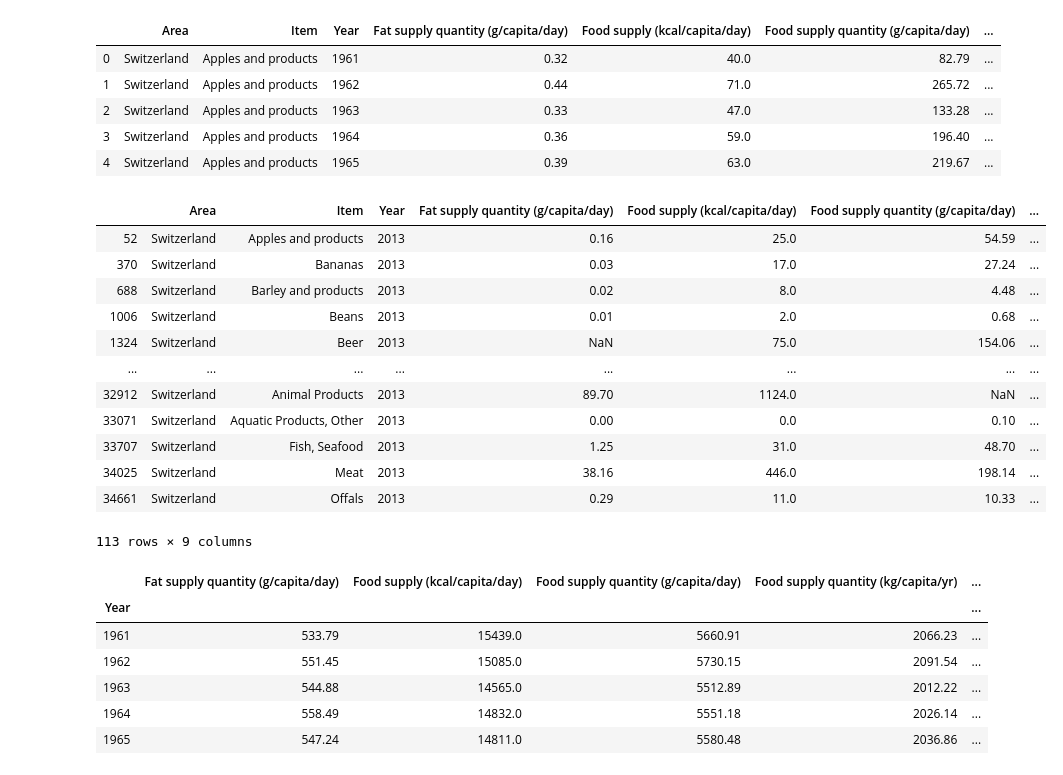
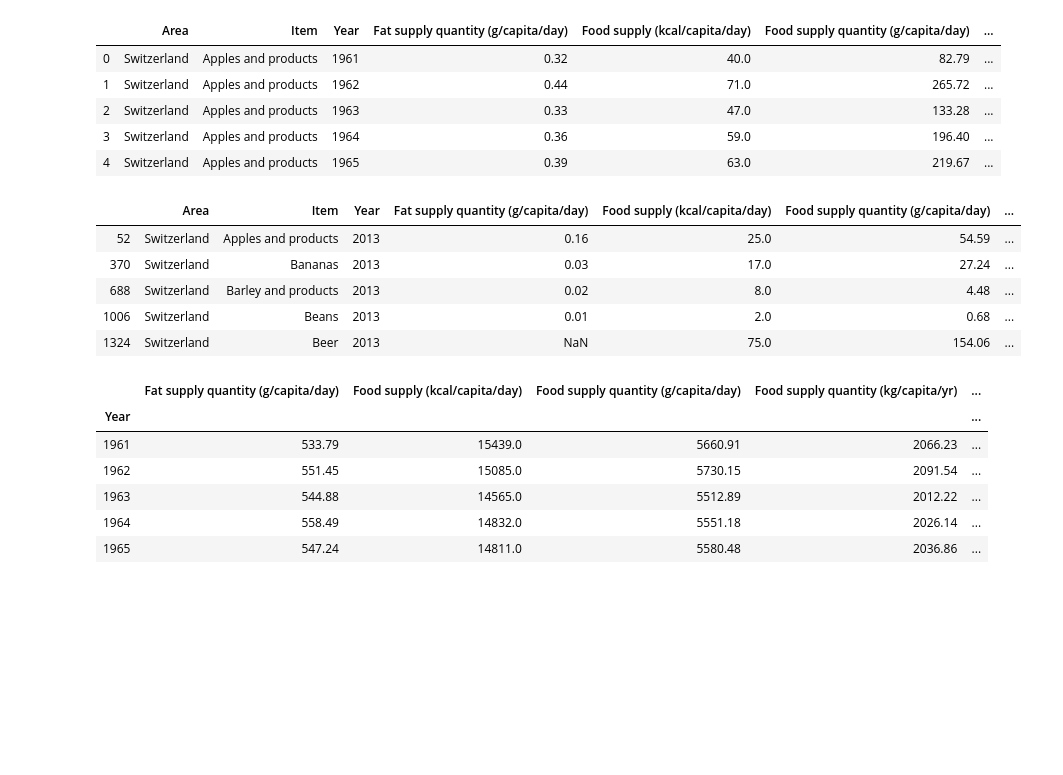
Before and after one commit to jlabhard/ADA_Project, a Jupyter notebook: Project_notebook.ipynb, the cells around one changed output. Drawn from its saved outputs; the diff is of its cells as text; code cells hidden in the pictures; blank space fills up the shorter version.

```diff
--- a/Project_notebook.ipynb
+++ b/Project_notebook.ipynb
@@ -87,16 +87,19 @@ The number of distinct element in "category" for crops :  5
 With the investigation on the web we have done, we can definitely say that these data are not sufficient to answer to our question. Hence, we need the raw data.
 # %%
 # Get input path for raw data
-CROPS_COMMODITY_PATH = 'data/global-food-agriculture-statistics/current_FAO/raw_files/CommodityBalances_Crops_E_All_Data_(Normalized).csv'
-LIVESTOCK_COMMODITY_PATH = 'data/global-food-agriculture-statistics/current_FAO/raw_files/CommodityBalances_LivestockFish_E_All_Data_(Normalized).csv'
+CROPS_COMMODITY_PATH = 'data/FAOSTAT/CommodityBalances_Crops_E_All_Data_(Normalized).zip'
+LIVESTOCK_COMMODITY_PATH = 'data/FAOSTAT/CommodityBalances_LivestockFish_E_All_Data_(Normalized).zip'
 
-CROPS_FOOD_SUPPLY_PATH = 'data/global-food-agriculture-statistics/current_FAO/raw_files/FoodSupply_Crops_E_All_Data_(Normalized).csv'
-LIVESTOCK_FOOD_SUPPLY_PATH = 'data/global-food-agriculture-statistics/current_FAO/raw_files/FoodSupply_LivestockFish_E_All_Data_(Normalized).csv'
+CROPS_FOOD_SUPPLY_PATH = 'data/FAOSTAT/FoodSupply_Crops_E_All_Data_(Normalized).zip'
+LIVESTOCK_FOOD_SUPPLY_PATH = 'data/FAOSTAT/FoodSupply_LivestockFish_E_All_Data_(Normalized).zip'
 
-PRICES_PATH = 'data/global-food-agriculture-statistics/current_FAO/raw_files/Prices_E_All_Data_(Normalized).csv'
+PRICES_PATH = 'data/FAOSTAT/Prices_E_All_Data_(Normalized).zip'
 
-CROPS_PRODUCTION_PATH = 'data/global-food-agriculture-statistics/current_FAO/raw_files/Production_Crops_E_All_Data_(Normalized).csv'
-LIVESTOCK_PRODUCTION_PATH = 'data/global-food-agriculture-statistics/current_FAO/raw_files/Production_Livestock_E_All_Data_(Normalized).csv'
+CROPS_PRODUCTION_PATH = 'data/FAOSTAT/Production_Crops_E_All_Data_(Normalized).zip'
+LIVESTOCK_PRODUCTION_PATH = 'data/FAOSTAT/Production_Livestock_E_All_Data_(Normalized).zip'
+
+CROPS_COMMODITY_ITEM_GROUP_PATH = 'data/FAOSTAT/FAOSTAT_commodity_crops_item_group.csv'
+LIVESTOCK_COMMODITY_ITEM_GROUP_PATH = 'data/FAOSTAT/FAOSTAT_commodity_livestock_item_group.csv'
 # %%
 # Load and create all dataframes
 
@@ -199,19 +201,12 @@ food_supply_wide.head()
 | 3 | Switzerland | Apples and products | 1964 | 0.36 | 59.0 | 196.40 | ... |
 | 4 | Switzerland | Apples and products | 1965 | 0.39 | 63.0 | 219.67 | ... |
 # %%
-food_supply_wide[food_supply_wide['Year'] == 2013]
+food_supply_wide[food_supply_wide['Year'] == 2013].head()
 # %% [output]
 |  | Area | Item | Year | Fat supply quantity (g/capita/day) | Food supply (kcal/capita/day) | Food supply quantity (g/capita/day) | ... |
 | 52 | Switzerland | Apples and products | 2013 | 0.16 | 25.0 | 54.59 | ... |
 | 370 | Switzerland | Bananas | 2013 | 0.03 | 17.0 | 27.24 | ... |
 | 688 | Switzerland | Barley and products | 2013 | 0.02 | 8.0 | 4.48 | ... |
 | 1006 | Switzerland | Beans | 2013 | 0.01 | 2.0 | 0.68 | ... |
 | 1324 | Switzerland | Beer | 2013 | NaN | 75.0 | 154.06 | ... |
-| ... | ... | ... | ... | ... | ... | ... | ... |
-| 32912 | Switzerland | Animal Products | 2013 | 89.70 | 1124.0 | NaN | ... |
-| 33071 | Switzerland | Aquatic Products, Other | 2013 | 0.00 | 0.0 | 0.10 | ... |
-| 33707 | Switzerland | Fish, Seafood | 2013 | 1.25 | 31.0 | 48.70 | ... |
-| 34025 | Switzerland | Meat | 2013 | 38.16 | 446.0 | 198.14 | ... |
-| 34661 | Switzerland | Offals | 2013 | 0.29 | 11.0 | 10.33 | ... |
-113 rows × 9 columns
 # %%
```
Also changed, not shown: parts of 25 cells of this notebook.
